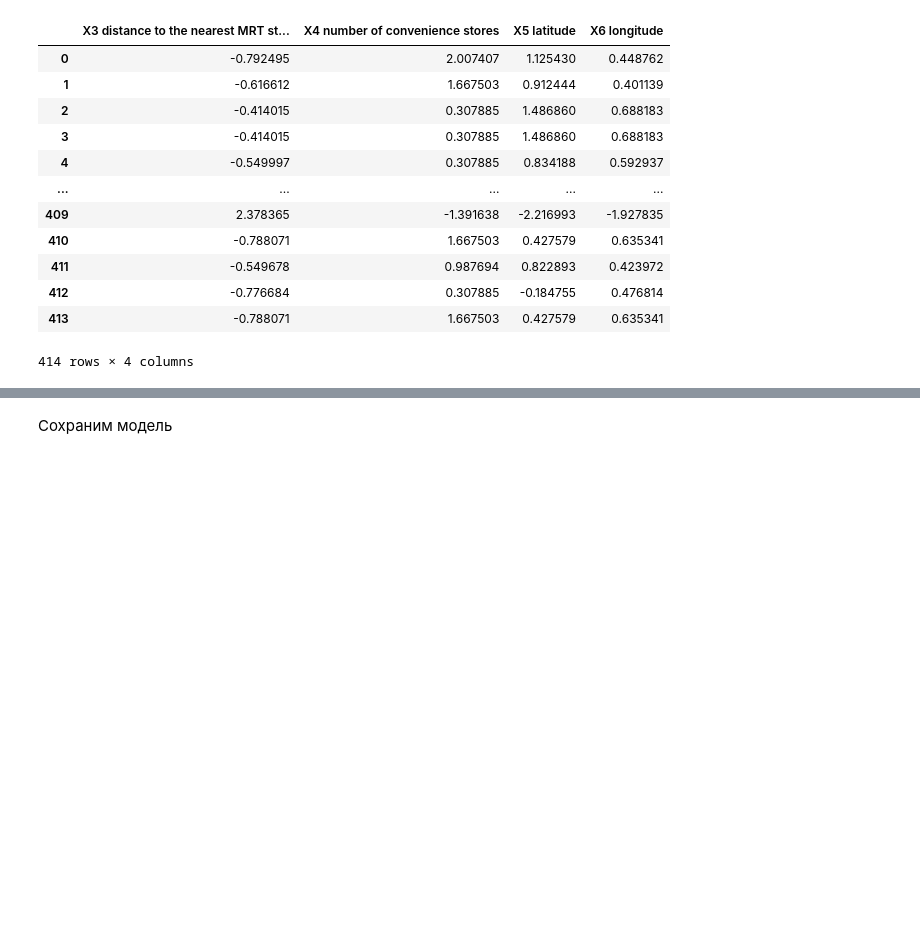
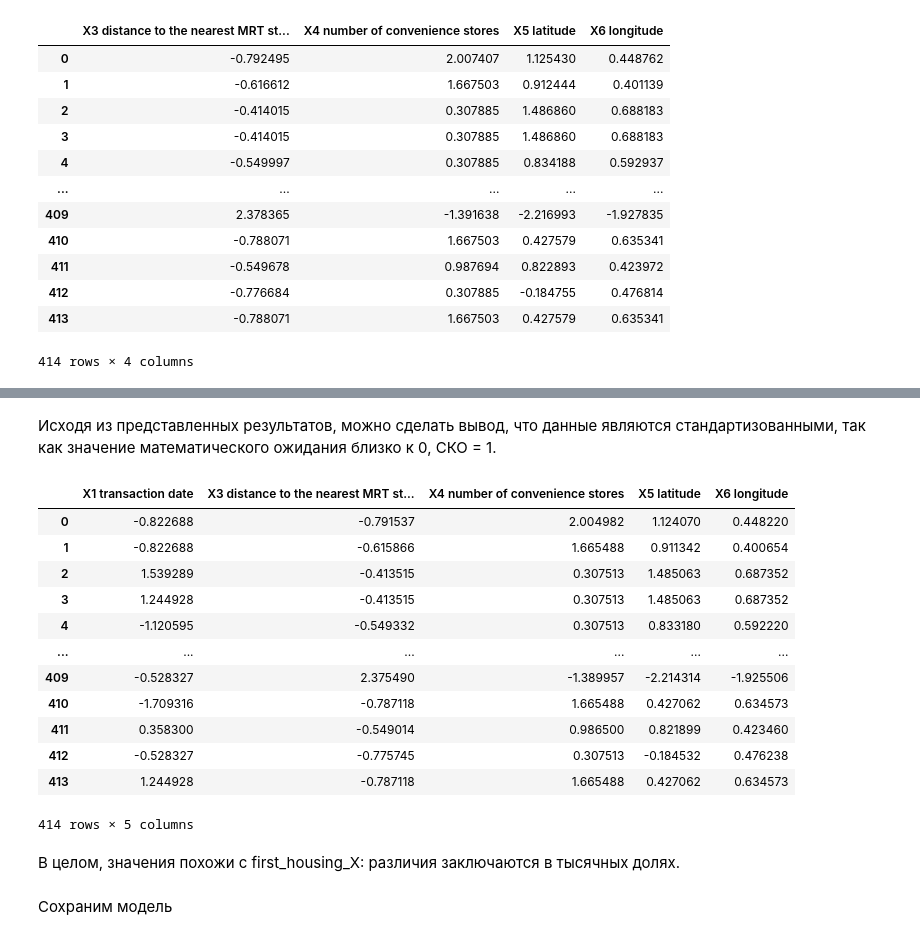
Before and after one commit to Demetrey/DMaP, a Jupyter notebook: LR1/lr1.ipynb, the cells around one changed output, grey strips where cells are left out. Drawn from its saved outputs; the diff is of its cells as text; code cells hidden in the pictures; blank space fills up the shorter version.

Commit message:
validation of a standardized data set

```diff
--- a/LR1/lr1.ipynb
+++ b/LR1/lr1.ipynb
@@ -408,0 +428,6 @@ second_housing_X
+# %%
+# z = (x - u) / s
+u = housing_X.mean()
+s = housing_X.std()
+z = (housing_X - u) / s
+pd.DataFrame({'fh_mean': first_housing_X.mean(), 'fh_std': first_housing_X.std(), 'z_mean': z.mean(), 'z_std': z.std()})
@@ -409,3 +441,23 @@ second_housing_X
+# %% [markdown]
+Исходя из представленных результатов, можно сделать вывод, что данные являются стандартизованными, так как значение математического ожидания близко к 0, СКО = 1.
+# %%
+z
+# %% [output]
+|  | X1 transaction date | X3 distance to the nearest MRT st... | X4 number of convenience stores | X5 latitude | X6 longitude |
+| 0 | -0.822688 | -0.791537 | 2.004982 | 1.124070 | 0.448220 |
+| 1 | -0.822688 | -0.615866 | 1.665488 | 0.911342 | 0.400654 |
+| 2 | 1.539289 | -0.413515 | 0.307513 | 1.485063 | 0.687352 |
+| 3 | 1.244928 | -0.413515 | 0.307513 | 1.485063 | 0.687352 |
+| 4 | -1.120595 | -0.549332 | 0.307513 | 0.833180 | 0.592220 |
+| ... | ... | ... | ... | ... | ... |
+| 409 | -0.528327 | 2.375490 | -1.389957 | -2.214314 | -1.925506 |
+| 410 | -1.709316 | -0.787118 | 1.665488 | 0.427062 | 0.634573 |
+| 411 | 0.358300 | -0.549014 | 0.986500 | 0.821899 | 0.423460 |
+| 412 | -0.528327 | -0.775745 | 0.307513 | -0.184532 | 0.476238 |
+| 413 | 1.244928 | -0.787118 | 1.665488 | 0.427062 | 0.634573 |
+414 rows × 5 columns
+# %% [markdown]
+В целом, значения похожи c first_housing_X: различия заключаются в тысячных долях.
 # %% [markdown]
 Сохраним модель
 # %%
```
Also changed, not shown: parts of 15 cells of this notebook.
